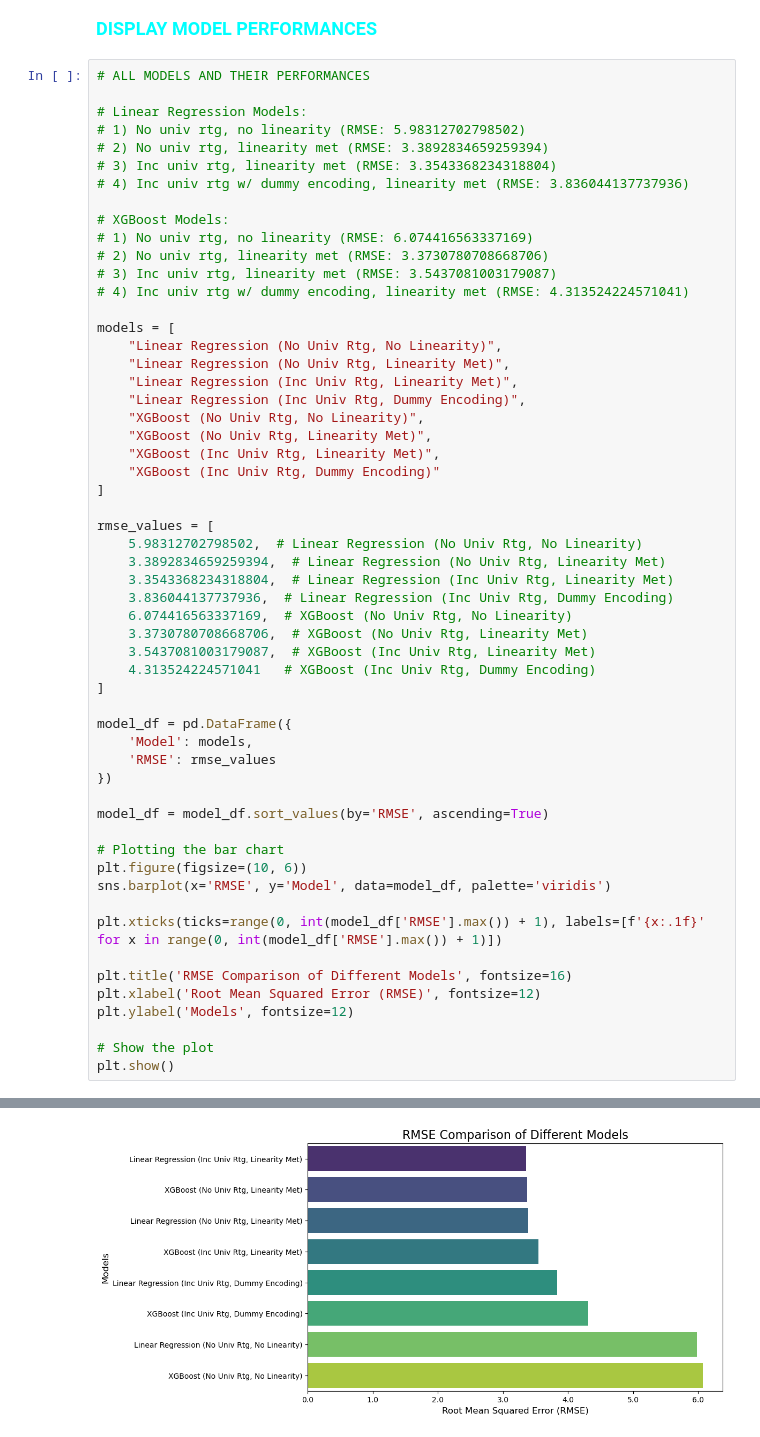
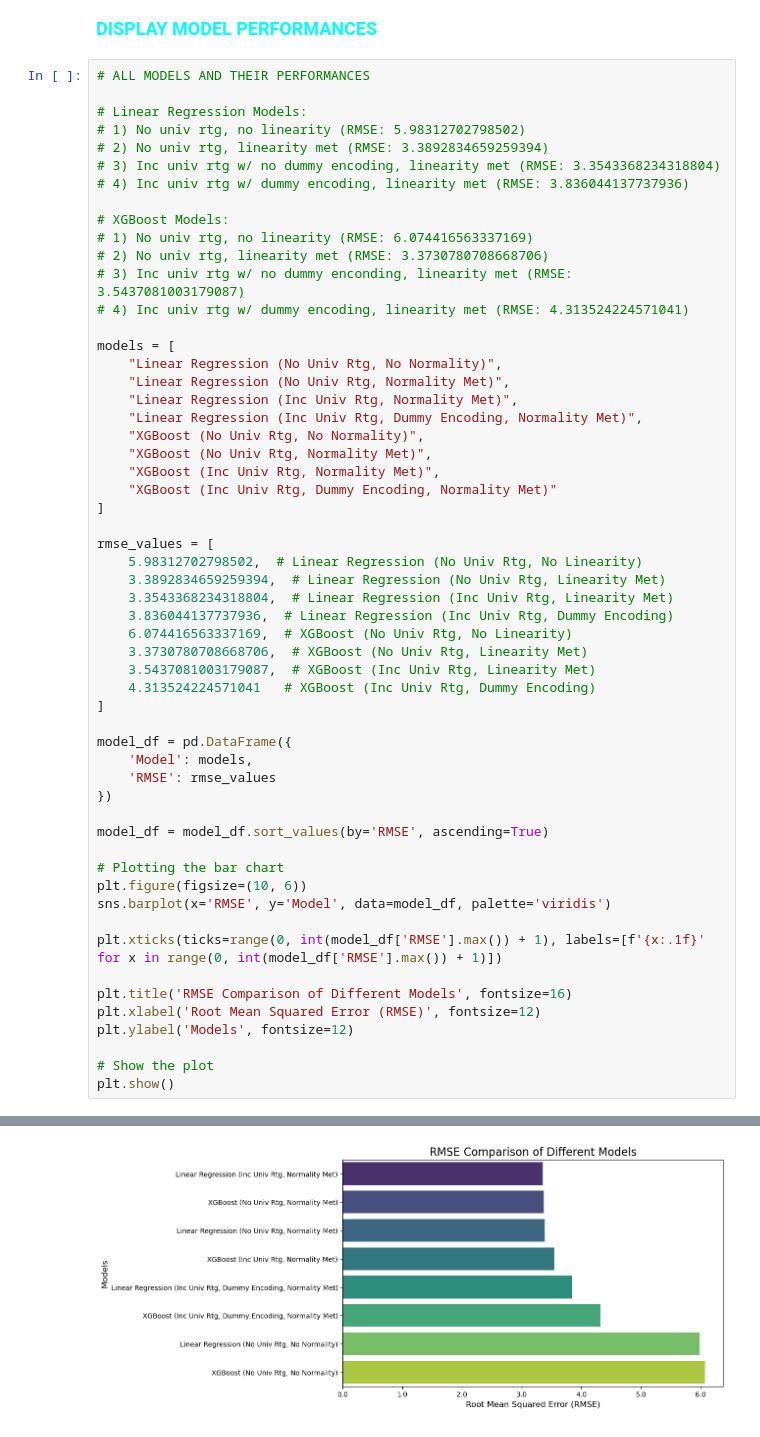
Before and after one commit to Sarvesh30/GraduatePredictor, a Jupyter notebook: GraduatePredFinal.ipynb, the cells around one changed output, grey strips where cells are left out. Saved outputs shown, nothing was run; the diff lists cells and outputs as text.

```diff
--- a/GraduatePredFinal.ipynb
+++ b/GraduatePredFinal.ipynb
@@ -734,24 +737,24 @@ strong multicollinearity or other numerical problems.
 # Linear Regression Models:
 # 1) No univ rtg, no linearity (RMSE: 5.98312702798502)
 # 2) No univ rtg, linearity met (RMSE: 3.3892834659259394)
-# 3) Inc univ rtg, linearity met (RMSE: 3.3543368234318804)
+# 3) Inc univ rtg w/ no dummy encoding, linearity met (RMSE: 3.3543368234318804)
 # 4) Inc univ rtg w/ dummy encoding, linearity met (RMSE: 3.836044137737936)
 
 # XGBoost Models:
 # 1) No univ rtg, no linearity (RMSE: 6.074416563337169)
 # 2) No univ rtg, linearity met (RMSE: 3.3730780708668706)
-# 3) Inc univ rtg, linearity met (RMSE: 3.5437081003179087)
+# 3) Inc univ rtg w/ no dummy enconding, linearity met (RMSE: 3.5437081003179087)
 # 4) Inc univ rtg w/ dummy encoding, linearity met (RMSE: 4.313524224571041)
 
 models = [
-    "Linear Regression (No Univ Rtg, No Linearity)",
-    "Linear Regression (No Univ Rtg, Linearity Met)",
-    "Linear Regression (Inc Univ Rtg, Linearity Met)",
-    "Linear Regression (Inc Univ Rtg, Dummy Encoding)",
-    "XGBoost (No Univ Rtg, No Linearity)",
-    "XGBoost (No Univ Rtg, Linearity Met)",
-    "XGBoost (Inc Univ Rtg, Linearity Met)",
-    "XGBoost (Inc Univ Rtg, Dummy Encoding)"
+    "Linear Regression (No Univ Rtg, No Normality)",
+    "Linear Regression (No Univ Rtg, Normality Met)",
+    "Linear Regression (Inc Univ Rtg, Normality Met)",
+    "Linear Regression (Inc Univ Rtg, Dummy Encoding, Normality Met)",
+    "XGBoost (No Univ Rtg, No Normality)",
+    "XGBoost (No Univ Rtg, Normality Met)",
+    "XGBoost (Inc Univ Rtg, Normality Met)",
+    "XGBoost (Inc Univ Rtg, Dummy Encoding, Normality Met)"
 ]
 
 rmse_values = [
@@ -761,31 +764,31 @@ rmse_values = [
     3.836044137737936,  # Linear Regression (Inc Univ Rtg, Dummy Encoding)
     6.074416563337169,  # XGBoost (No Univ Rtg, No Linearity)
     3.3730780708668706,  # XGBoost (No Univ Rtg, Linearity Met)
     3.5437081003179087,  # XGBoost (Inc Univ Rtg, Linearity Met)
     4.313524224571041   # XGBoost (Inc Univ Rtg, Dummy Encoding)
 ]
 
 model_df = pd.DataFrame({
     'Model': models,
     'RMSE': rmse_values
 })
 
 model_df = model_df.sort_values(by='RMSE', ascending=True)
 
 # Plotting the bar chart
 plt.figure(figsize=(10, 6))
 sns.barplot(x='RMSE', y='Model', data=model_df, palette='viridis')
 
 plt.xticks(ticks=range(0, int(model_df['RMSE'].max()) + 1), labels=[f'{x:.1f}' for x in range(0, int(model_df['RMSE'].max()) + 1)])
 
 plt.title('RMSE Comparison of Different Models', fontsize=16)
 plt.xlabel('Root Mean Squared Error (RMSE)', fontsize=12)
 plt.ylabel('Models', fontsize=12)
 
 # Show the plot
 plt.show()
 # %% [output]
 Passing `palette` without assigning `hue` is deprecated and will be removed in v0.14.0. Assign the `y` variable to `hue` and set `legend=False` for the same effect.
 
   sns.barplot(x='RMSE', y='Model', data=model_df, palette='viridis')
-[figure, old version]
+[figure, new version]
```
Also changed, not shown: parts of 8 cells of this notebook.
